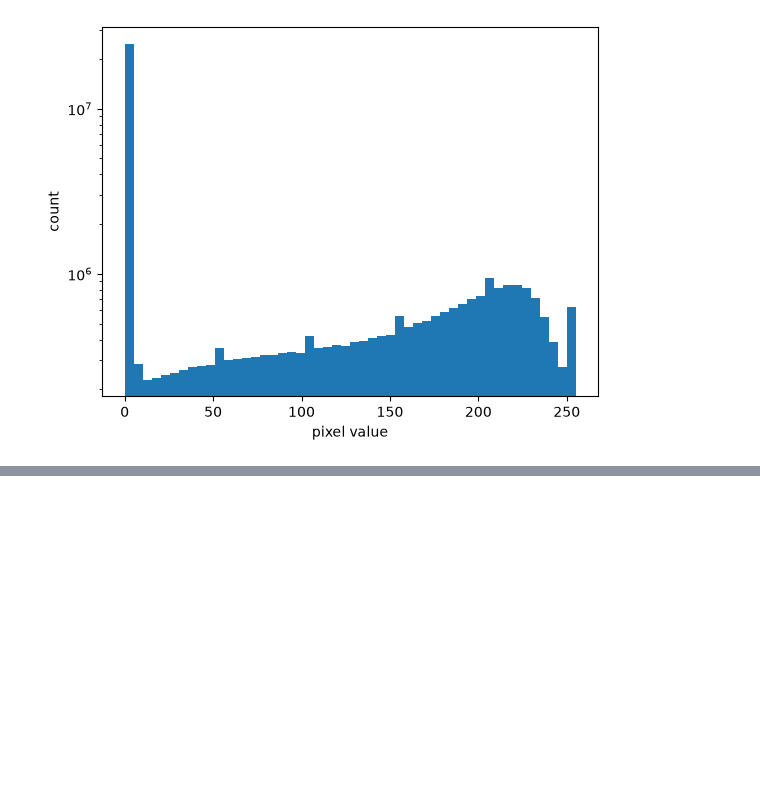
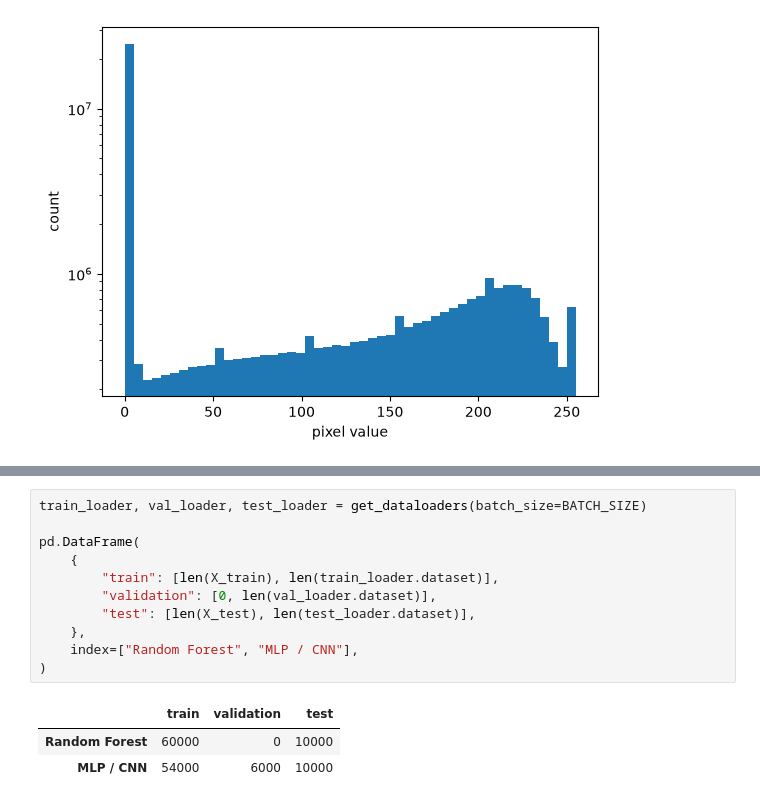
Before and after one commit to dinosmuc/fashion-mnist-benchmark, a Jupyter notebook: notebooks/report.ipynb, the cells around one changed output, grey strips where cells are left out. Drawn from its saved outputs; the diff is of its cells as text; blank space fills up the shorter version.

```diff
--- a/notebooks/report.ipynb
+++ b/notebooks/report.ipynb
@@ -139,0 +171,15 @@ plt.yscale("log")
+# %%
+train_loader, val_loader, test_loader = get_dataloaders(batch_size=BATCH_SIZE)
+
+pd.DataFrame(
+    {
+        "train": [len(X_train), len(train_loader.dataset)],
+        "validation": [0, len(val_loader.dataset)],
+        "test": [len(X_test), len(test_loader.dataset)],
+    },
+    index=["Random Forest", "MLP / CNN"],
+)
+# %% [output]
+|  | train | validation | test |
+| Random Forest | 60000 | 0 | 10000 |
+| MLP / CNN | 54000 | 6000 | 10000 |
```
Also changed, not shown: parts of 20 cells of this notebook.
